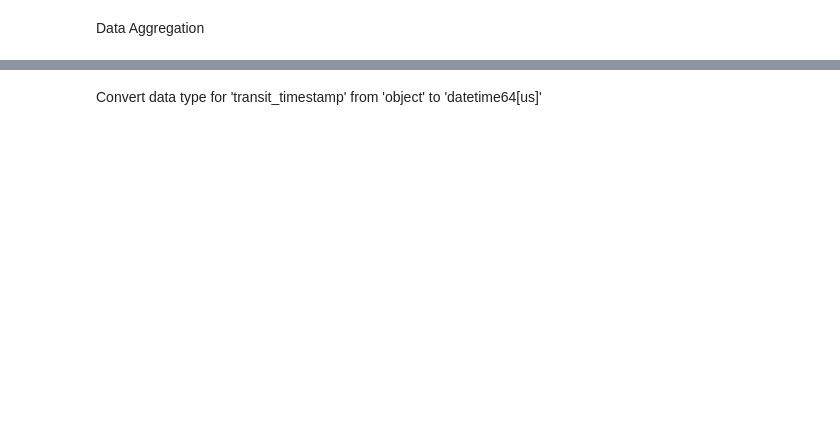
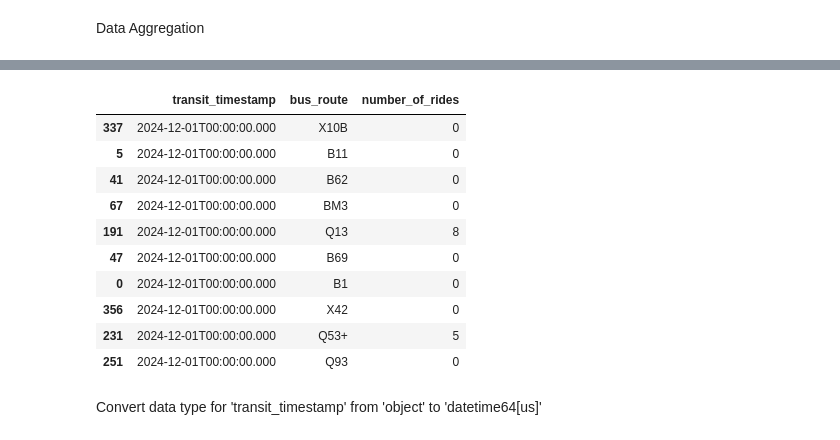
Before and after one commit to ikml-bsrn/NYC_Transportation_Demand, a Jupyter notebook: NYC_transportation_demand.ipynb, the cells around one changed output, grey strips where cells are left out. Saved outputs shown, nothing was run; the diff lists cells and outputs as text; code cells hidden in the pictures; blank space fills up the shorter version.

```diff
--- a/NYC_transportation_demand.ipynb
+++ b/NYC_transportation_demand.ipynb
@@ -338,3 +302,17 @@ bus_ridership_df.sample(10)
+# %%
+bus_ridership_df.sample(10)
+# %% [output]
+|  | transit_timestamp | bus_route | number_of_rides |
+| 337 | 2024-12-01T00:00:00.000 | X10B | 0 |
+| 5 | 2024-12-01T00:00:00.000 | B11 | 0 |
+| 41 | 2024-12-01T00:00:00.000 | B62 | 0 |
+| 67 | 2024-12-01T00:00:00.000 | BM3 | 0 |
+| 191 | 2024-12-01T00:00:00.000 | Q13 | 8 |
+| 47 | 2024-12-01T00:00:00.000 | B69 | 0 |
+| 0 | 2024-12-01T00:00:00.000 | B1 | 0 |
+| 356 | 2024-12-01T00:00:00.000 | X42 | 0 |
+| 231 | 2024-12-01T00:00:00.000 | Q53+ | 5 |
+| 251 | 2024-12-01T00:00:00.000 | Q93 | 0 |
 # %% [markdown]
 Convert data type for 'transit_timestamp' from 'object' to 'datetime64[us]'
 # %%
```
Also changed, not shown: parts of 32 cells of this notebook.
